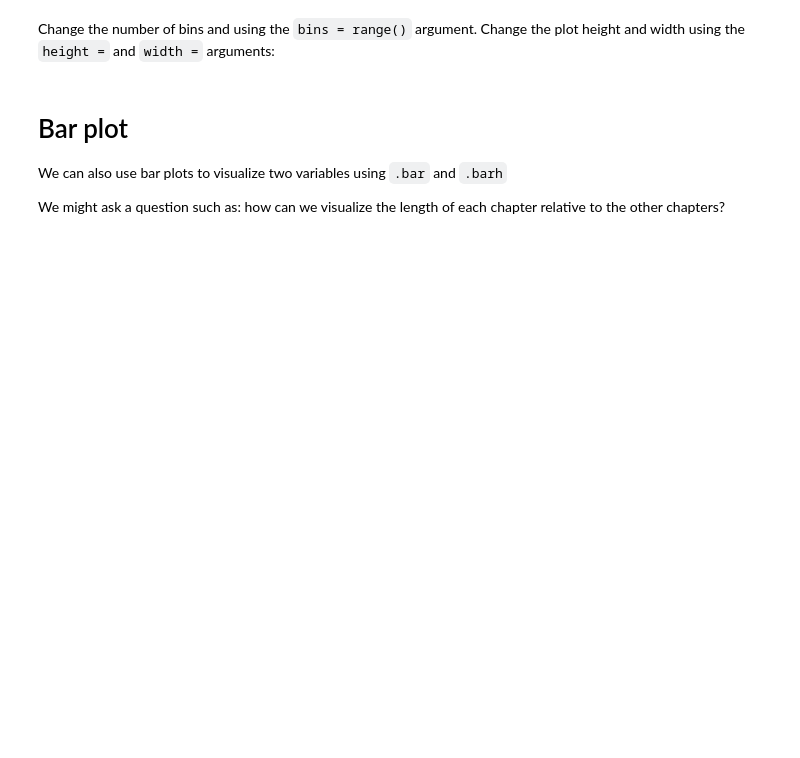
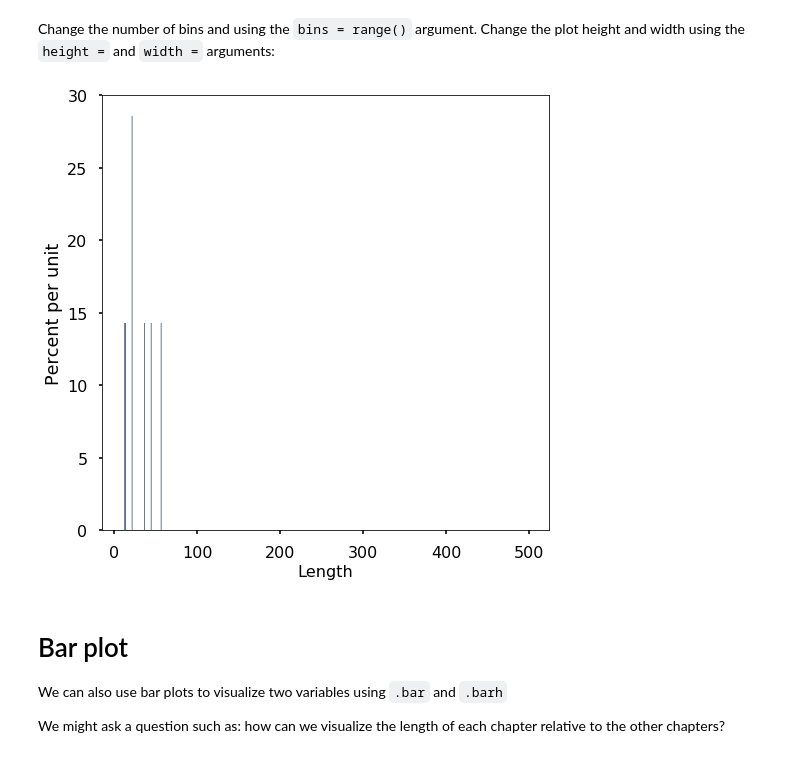
Before and after one commit to douugsmith/DIGHUM101, a Jupyter notebook: Week1/1-3_Tables.ipynb, the cells around one changed output. Saved outputs shown, nothing was run; the diff lists cells and outputs as text; code cells hidden in the pictures; blank space fills up the shorter version.

```diff
--- a/Week1/1-3_Tables.ipynb
+++ b/Week1/1-3_Tables.ipynb
@@ -5,12 +5,13 @@ UC Berkeley has its own brand of Python called the [datascience library](http://
 
 Since table and plotting functionalities do not exist within the base Python installation, we must import the `datascience` (for tables) and `matplotlib` (for plotting) add-on libraries.
 # %%
+# !pip install datascience
 from datascience import *
 
 import matplotlib
 %matplotlib inline
 import matplotlib.pyplot as plots
-plots.style.use('seaborn-poster')
+plots.style.use('grayscale')
 # %% [markdown]
 Begin by defining a variable named `book`. Just like strings and lists, Tables also have methods you can call by typing a period and then pressing your tab key to view the list that pops up.
 
@@ -99,5 +169,7 @@ book_words.relabeled("Setting", "SETTING")
 # Sorting data
 
 Use the `.sort` method to sort your data! Include the optional argument `descenging = ` to sort it in descending or ascending order.
-# %%
-book.sort("Length", descending=True)
+# %%
+# Hey Doug! Remember! The default sort is in ascending order!
+sorted_book = book.sort("Length", descending = True)
+sorted_book
@@ -140,7 +316,9 @@ book_words.hist("Length")
 # %% [markdown]
 Change the number of bins and using the `bins = range()` argument. Change the plot height and width using the `height =` and `width =` arguments:
 # %%
-book.hist("Length", bins = range(30,60), height = 2, width=2)
+book.hist("Length", bins = range(10,500), height = 8, width=8)
+# %% [output]
+[figure, added]
 # %% [markdown]
 # Bar plot
 
```
Also changed, not shown: parts of 57 cells of this notebook, 6 other files.
